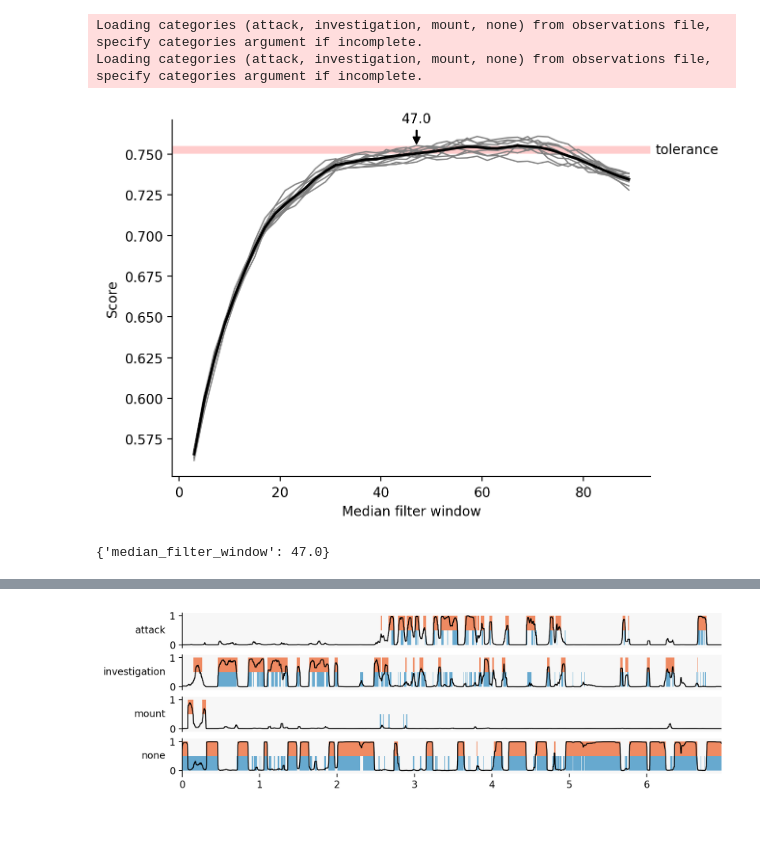
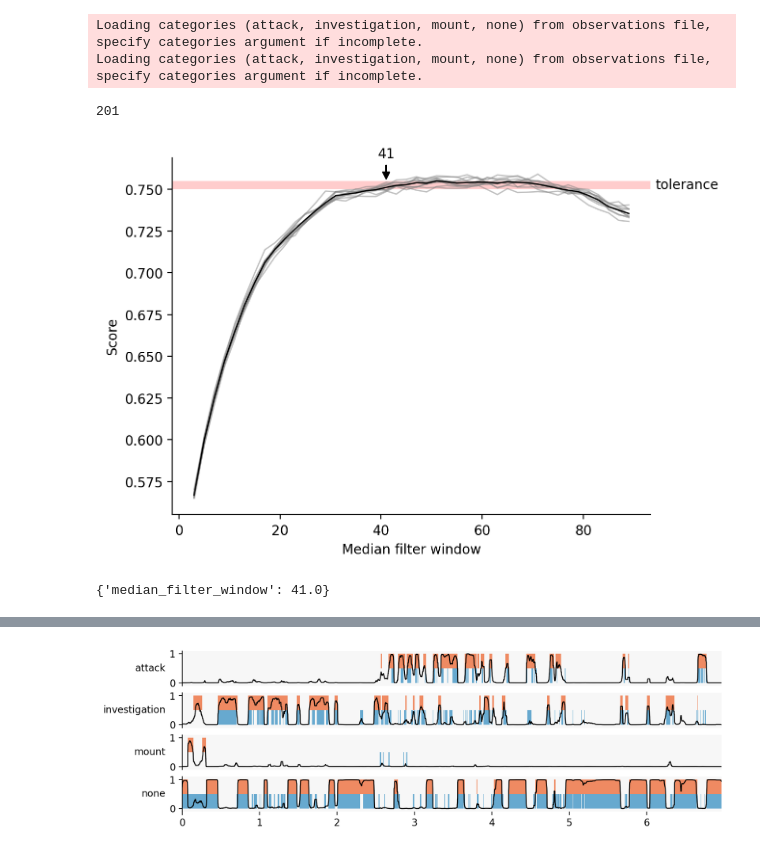
Before and after one commit to pnuehrenberg/vassi, a Jupyter notebook: examples/classification.ipynb, the cells around one changed output, grey strips where cells are left out. Cells and saved outputs as stored; diff of their text form; code cells hidden in the pictures; blank space fills up the shorter version.

```diff
--- a/examples/classification.ipynb
+++ b/examples/classification.ipynb
@@ -37,32 +35,33 @@ Loading categories (attack, investigation, mount, none) from observations file,
 Loading categories (attack, investigation, mount, none) from observations file, specify categories argument if incomplete.
 # %%
 extractor = DataFrameFeatureExtractor(cache_directory="feature_cache_mice").read_yaml("config_file.yaml")
+# %%
+len(extractor.feature_names)
+# %% [output]
+201
 # %%
 def subsample_train(
     dataset,
     extractor,
-    pipeline=None,
-    fit_pipeline=True,
     random_state=None,
+    exclude=None,
 ):
     X_subsample_even, y_subsample_even = dataset.subsample(
         extractor,
         0.1,
-        pipeline=pipeline,
-        fit_pipeline=fit_pipeline,
         categories=("none", "investigation"),
         random_state=random_state,
         show_progress=False,
+        exclude=exclude,
     )
     X_subsample_all, y_subsample_all = dataset.subsample(
         extractor,
         1.0,
         try_even_subsampling=False,
-        pipeline=pipeline,
-        fit_pipeline=fit_pipeline,
         categories=("attack", "mount"),
         random_state=random_state,
         show_progress=False,
+        exclude=exclude,
     )
     return (
         pd.concat([X_subsample_even, X_subsample_all]),
@@ -71,23 +70,23 @@ def subsample_train(
 # %%
 best_parameters = optimize_smoothing(
     dataset_train,
     extractor,
     XGBClassifier,
     lambda probabilities, parameters: medfilt(probabilities, parameters["median_filter_window"]),
     smoothing_parameters_grid={"median_filter_window": np.arange(3, 91, 2)},
     num_iterations=10,
-    show_progress=True,
+    # show_progress=True,
     k=5,
     exclude=[("intruder", "resident")],
     sampling_func=subsample_train,
-    show_k_fold_progress=True,
+    # show_k_fold_progress=True,
     tolerance=0.005,
 )
 
 best_parameters
 # %% [output]
-[figure, old version]
+[figure, new version]
-{'median_filter_window': 47.0}
+{'median_filter_window': 41.0}
 # %%
 best_thresholds = optimize_decision_thresholds(
     dataset_train,
```
Also changed, not shown: parts of 2 cells of this notebook, 4 other files.
